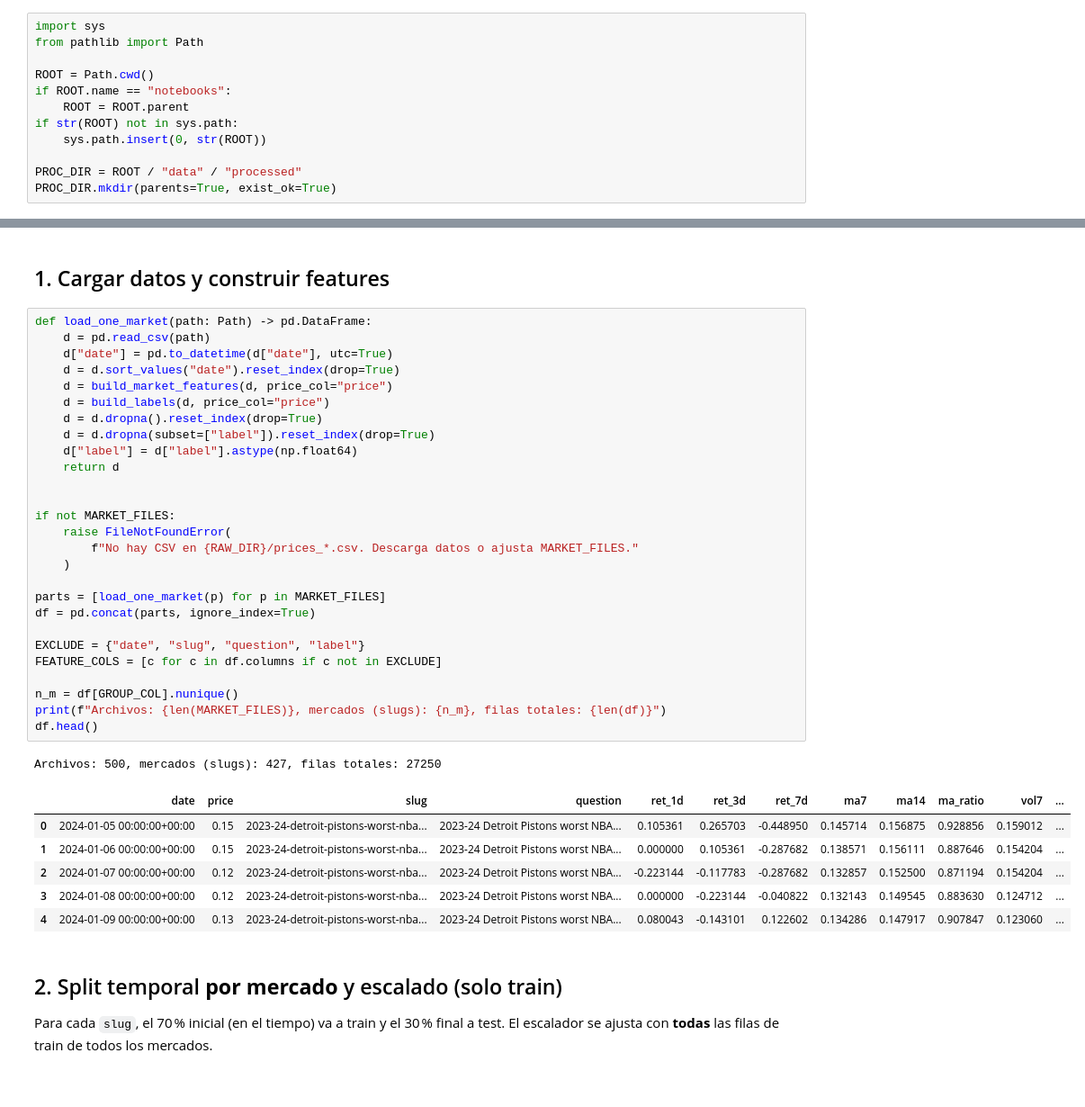
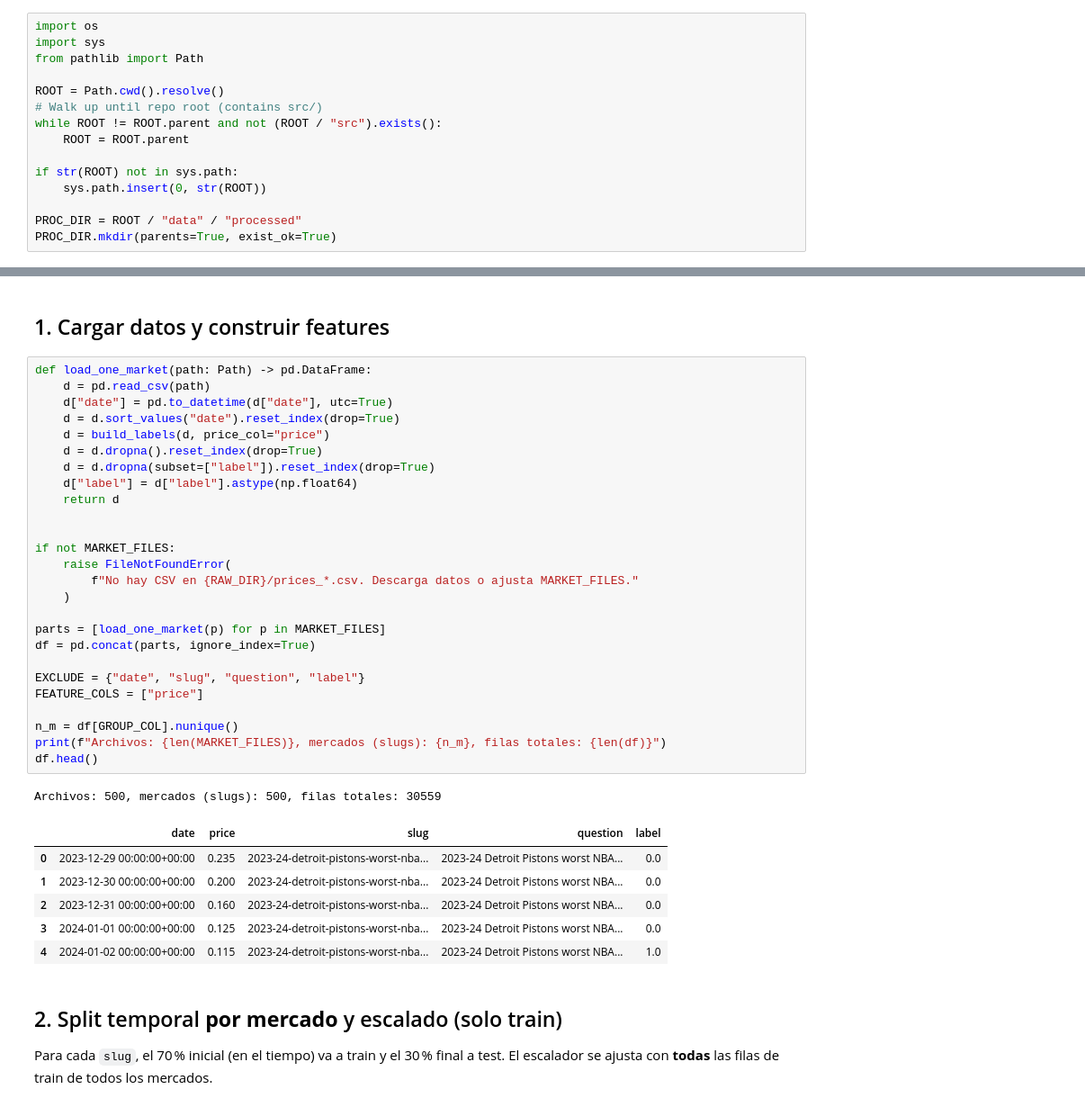
Before and after one commit to Kicho115/predikt, a Jupyter notebook: notebooks/deep-learning/05_lstm_baseline.ipynb, the cells around one changed output, grey strips where cells are left out. Shown at 90% size. Drawn from its saved outputs; the diff is of its cells as text.

```diff
--- a/notebooks/deep-learning/05_lstm_baseline.ipynb
+++ b/notebooks/deep-learning/05_lstm_baseline.ipynb
@@ -11,12 +11,15 @@ Pipeline básico con **PyTorch**: ventanas temporales sobre features de mercado,
 
 **Rutas:** ejecutar con el servidor Jupyter lanzado **desde el venv**, o abrir el notebook con `cwd` en `notebooks/` para que `ROOT` resuelva bien al repo.
 # %%
+import os
 import sys
 from pathlib import Path
 
-ROOT = Path.cwd()
-if ROOT.name == "notebooks":
+ROOT = Path.cwd().resolve()
+# Walk up until repo root (contains src/)
+while ROOT != ROOT.parent and not (ROOT / "src").exists():
     ROOT = ROOT.parent
+
 if str(ROOT) not in sys.path:
     sys.path.insert(0, str(ROOT))
 
@@ -71,38 +74,37 @@ MODEL_PATH = PROC_DIR / "lstm_baseline.pt"
 # %%
 def load_one_market(path: Path) -> pd.DataFrame:
     d = pd.read_csv(path)
     d["date"] = pd.to_datetime(d["date"], utc=True)
     d = d.sort_values("date").reset_index(drop=True)
-    d = build_market_features(d, price_col="price")
     d = build_labels(d, price_col="price")
     d = d.dropna().reset_index(drop=True)
     d = d.dropna(subset=["label"]).reset_index(drop=True)
     d["label"] = d["label"].astype(np.float64)
     return d
 
 
 if not MARKET_FILES:
     raise FileNotFoundError(
         f"No hay CSV en {RAW_DIR}/prices_*.csv. Descarga datos o ajusta MARKET_FILES."
     )
 
 parts = [load_one_market(p) for p in MARKET_FILES]
 df = pd.concat(parts, ignore_index=True)
 
 EXCLUDE = {"date", "slug", "question", "label"}
-FEATURE_COLS = [c for c in df.columns if c not in EXCLUDE]
+FEATURE_COLS = ["price"]
 
 n_m = df[GROUP_COL].nunique()
 print(f"Archivos: {len(MARKET_FILES)}, mercados (slugs): {n_m}, filas totales: {len(df)}")
 df.head()
 # %% [output]
-Archivos: 500, mercados (slugs): 427, filas totales: 27250
+Archivos: 500, mercados (slugs): 500, filas totales: 30559
-|  | date | price | slug | question | ret_1d | ret_3d | ret_7d | ma7 | ma14 | ma_ratio | vol7 | ... |
-| 0 | 2024-01-05 00:00:00+00:00 | 0.15 | 2023-24-detroit-pistons-worst-nba... | 2023-24 Detroit Pistons worst NBA... | 0.105361 | 0.265703 | -0.448950 | 0.145714 | 0.156875 | 0.928856 | 0.159012 | ... |
-| 1 | 2024-01-06 00:00:00+00:00 | 0.15 | 2023-24-detroit-pistons-worst-nba... | 2023-24 Detroit Pistons worst NBA... | 0.000000 | 0.105361 | -0.287682 | 0.138571 | 0.156111 | 0.887646 | 0.154204 | ... |
-| 2 | 2024-01-07 00:00:00+00:00 | 0.12 | 2023-24-detroit-pistons-worst-nba... | 2023-24 Detroit Pistons worst NBA... | -0.223144 | -0.117783 | -0.287682 | 0.132857 | 0.152500 | 0.871194 | 0.154204 | ... |
-| 3 | 2024-01-08 00:00:00+00:00 | 0.12 | 2023-24-detroit-pistons-worst-nba... | 2023-24 Detroit Pistons worst NBA... | 0.000000 | -0.223144 | -0.040822 | 0.132143 | 0.149545 | 0.883630 | 0.124712 | ... |
-| 4 | 2024-01-09 00:00:00+00:00 | 0.13 | 2023-24-detroit-pistons-worst-nba... | 2023-24 Detroit Pistons worst NBA... | 0.080043 | -0.143101 | 0.122602 | 0.134286 | 0.147917 | 0.907847 | 0.123060 | ... |
+|  | date | price | slug | question | label |
+| 0 | 2023-12-29 00:00:00+00:00 | 0.235 | 2023-24-detroit-pistons-worst-nba... | 2023-24 Detroit Pistons worst NBA... | 0.0 |
+| 1 | 2023-12-30 00:00:00+00:00 | 0.200 | 2023-24-detroit-pistons-worst-nba... | 2023-24 Detroit Pistons worst NBA... | 0.0 |
+| 2 | 2023-12-31 00:00:00+00:00 | 0.160 | 2023-24-detroit-pistons-worst-nba... | 2023-24 Detroit Pistons worst NBA... | 0.0 |
+| 3 | 2024-01-01 00:00:00+00:00 | 0.125 | 2023-24-detroit-pistons-worst-nba... | 2023-24 Detroit Pistons worst NBA... | 0.0 |
+| 4 | 2024-01-02 00:00:00+00:00 | 0.115 | 2023-24-detroit-pistons-worst-nba... | 2023-24 Detroit Pistons worst NBA... | 1.0 |
 # %% [markdown]
 ## 2. Split temporal **por mercado** y escalado (solo train)
 
```
Also changed, not shown: parts of 5 cells of this notebook.
